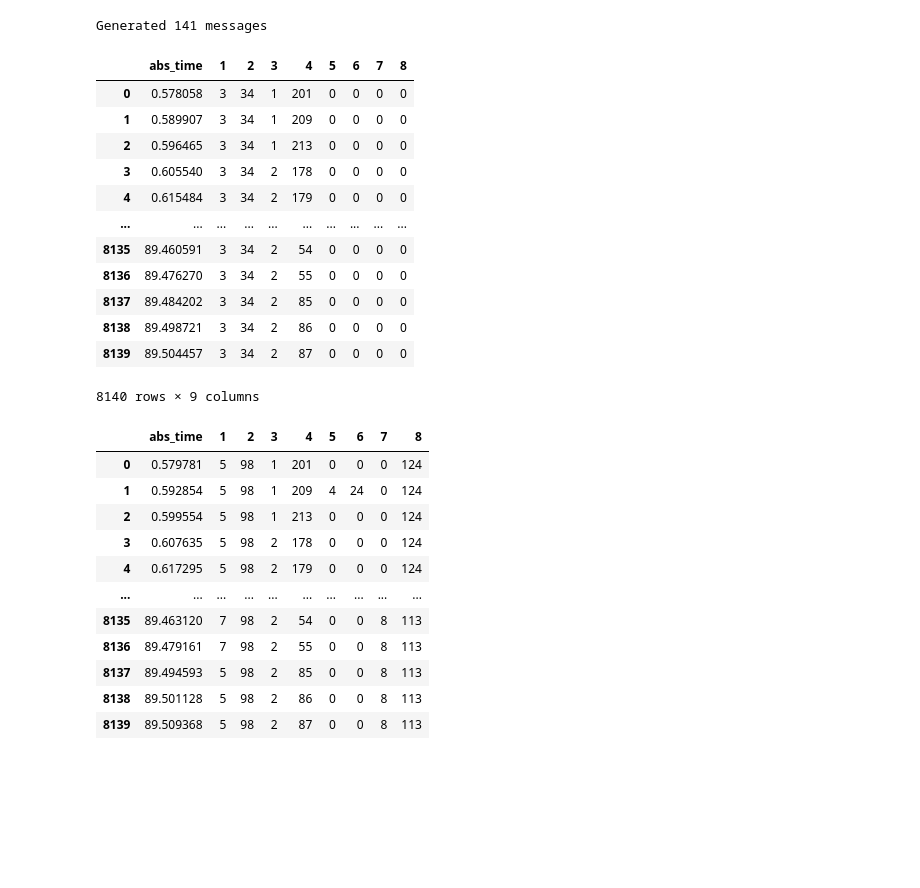
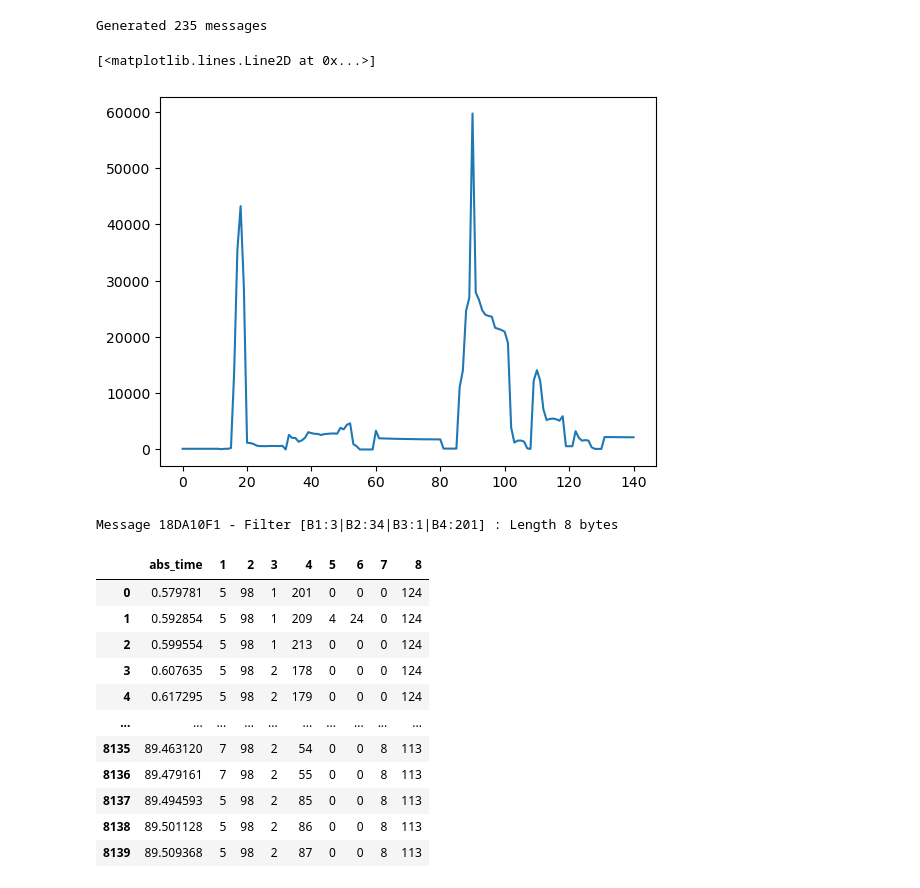
Before and after one commit to itimermans/can-decoder, a Jupyter notebook: jeep.ipynb, the cells around one changed output. Drawn from its saved outputs; the diff is of its cells as text; code cells hidden in the pictures; blank space fills up the shorter version.

Commit message:
Byte filtering functional

```diff
--- a/jeep.ipynb
+++ b/jeep.ipynb
@@ -17,9 +17,14 @@ decoder = Decoder("./data/SampleRoadAcceleration_v2.csv")
 
 # Generate message objects
 
-decoder.generate_msgs()
+byte_filters = {
+    "18DA10F1": ["1", "2", "3", "4"],
+    "18DAF110": ["1", "2", "3", "4"],
+}
+
+decoder.generate_msgs(byte_filters=byte_filters)
 # Generate message time series data
 
 decoder.generate_msg_ts_data(rewrite=True)
 # %% [output]
-Generated 141 messages
+Generated 235 messages
@@ -28,16 +38,11 @@ all_data = decoder.all_data
+# %%
+import matplotlib.pyplot as plt
+
+plt.plot(decoder.msgs[65].signals[1].ts_data)
+# %% [output]
+[<matplotlib.lines.Line2D at 0x...>]
+[figure, added]
 # %%
-decoder.get_message('18DA10F1').ts_data
+decoder.get_message('18DA10F1',[0x3,0x22,1,201])
 # %% [output]
-|  | abs_time | 1 | 2 | 3 | 4 | 5 | 6 | 7 | 8 |
-| 0 | 0.578058 | 3 | 34 | 1 | 201 | 0 | 0 | 0 | 0 |
-| 1 | 0.589907 | 3 | 34 | 1 | 209 | 0 | 0 | 0 | 0 |
-| 2 | 0.596465 | 3 | 34 | 1 | 213 | 0 | 0 | 0 | 0 |
-| 3 | 0.605540 | 3 | 34 | 2 | 178 | 0 | 0 | 0 | 0 |
-| 4 | 0.615484 | 3 | 34 | 2 | 179 | 0 | 0 | 0 | 0 |
-| ... | ... | ... | ... | ... | ... | ... | ... | ... | ... |
-| 8135 | 89.460591 | 3 | 34 | 2 | 54 | 0 | 0 | 0 | 0 |
-| 8136 | 89.476270 | 3 | 34 | 2 | 55 | 0 | 0 | 0 | 0 |
-| 8137 | 89.484202 | 3 | 34 | 2 | 85 | 0 | 0 | 0 | 0 |
-| 8138 | 89.498721 | 3 | 34 | 2 | 86 | 0 | 0 | 0 | 0 |
-| 8139 | 89.504457 | 3 | 34 | 2 | 87 | 0 | 0 | 0 | 0 |
-8140 rows × 9 columns
+Message 18DA10F1 - Filter [B1:3|B2:34|B3:1|B4:201] : Length 8 bytes
```
Also changed, not shown: parts of 4 cells of this notebook, 4 other files.
